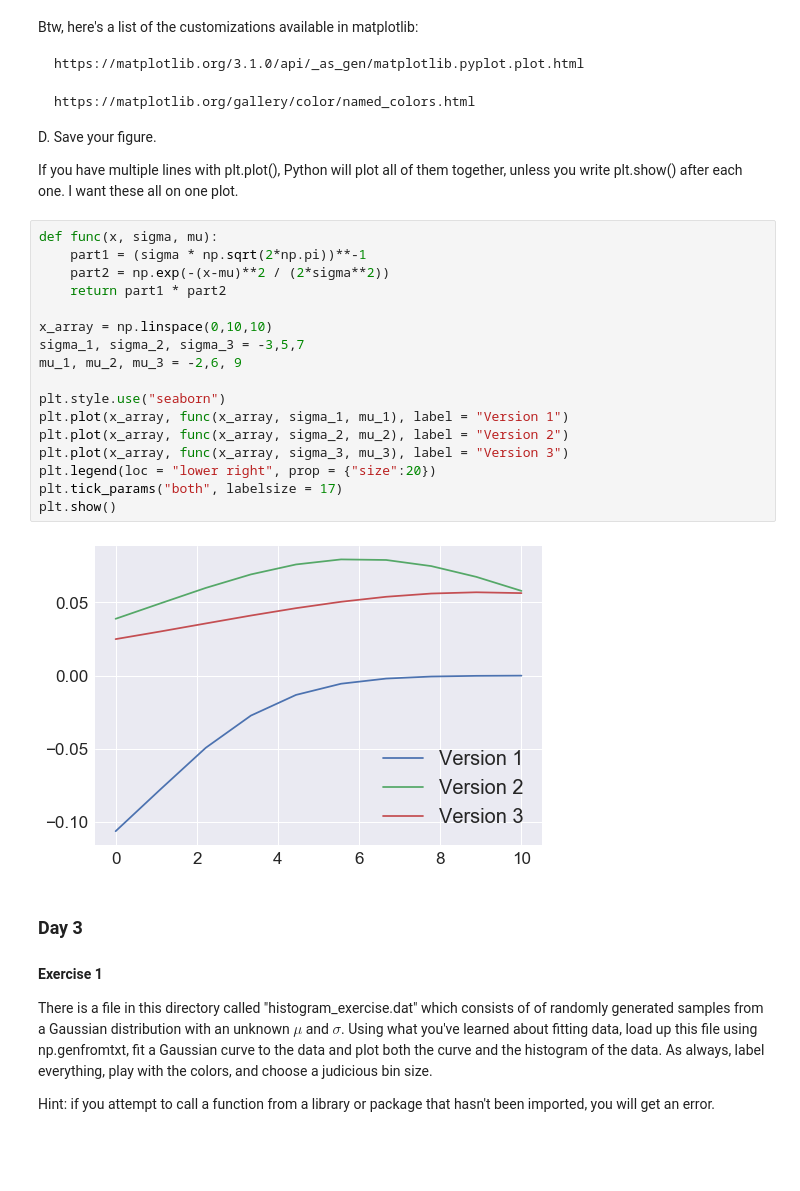
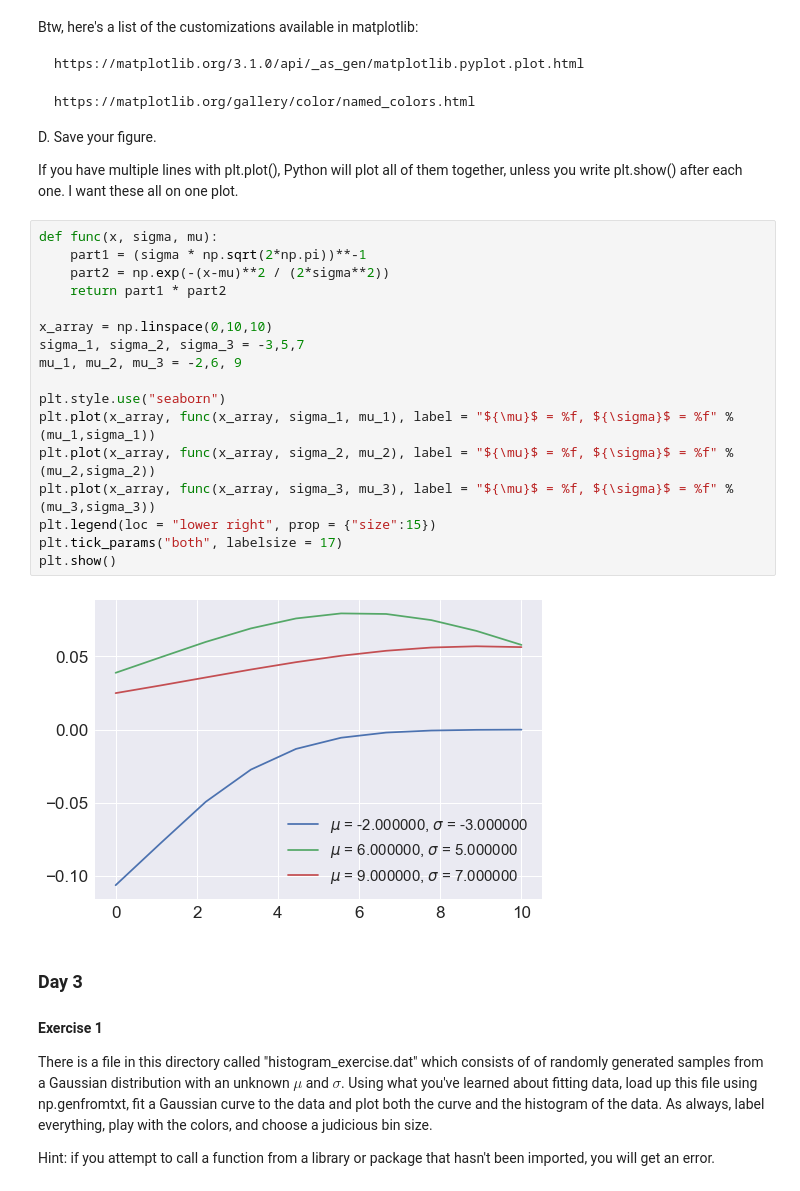
Before and after one commit to UTAustinTAURUS/day-1-exercises-linaflorez, a Jupyter notebook: Exercises_(Lina).ipynb, the cells around one changed output. Drawn from its saved outputs; the diff is of its cells as text; blank space fills up the shorter version.

```diff
--- a/Exercises_(Lina).ipynb
+++ b/Exercises_(Lina).ipynb
@@ -126,22 +126,22 @@ If you have multiple lines with plt.plot(), Python will plot all of them togethe
 # %%
 def func(x, sigma, mu):
     part1 = (sigma * np.sqrt(2*np.pi))**-1
     part2 = np.exp(-(x-mu)**2 / (2*sigma**2))
     return part1 * part2
 
 x_array = np.linspace(0,10,10)
 sigma_1, sigma_2, sigma_3 = -3,5,7
 mu_1, mu_2, mu_3 = -2,6, 9
 
 plt.style.use("seaborn")
-plt.plot(x_array, func(x_array, sigma_1, mu_1), label = "Version 1")
-plt.plot(x_array, func(x_array, sigma_2, mu_2), label = "Version 2")
-plt.plot(x_array, func(x_array, sigma_3, mu_3), label = "Version 3")
-plt.legend(loc = "lower right", prop = {"size":20})
+plt.plot(x_array, func(x_array, sigma_1, mu_1), label = "${\mu}$ = %f, ${\sigma}$ = %f" %(mu_1,sigma_1))
+plt.plot(x_array, func(x_array, sigma_2, mu_2), label = "${\mu}$ = %f, ${\sigma}$ = %f" %(mu_2,sigma_2))
+plt.plot(x_array, func(x_array, sigma_3, mu_3), label = "${\mu}$ = %f, ${\sigma}$ = %f" %(mu_3,sigma_3))
+plt.legend(loc = "lower right", prop = {"size":15})
 plt.tick_params("both", labelsize = 17)
 plt.show()
 # %% [output]
-[figure, old version]
+[figure, new version]
 # %% [markdown]
 ### Day 3
 
```
Also changed, not shown: parts of 6 cells of this notebook.
